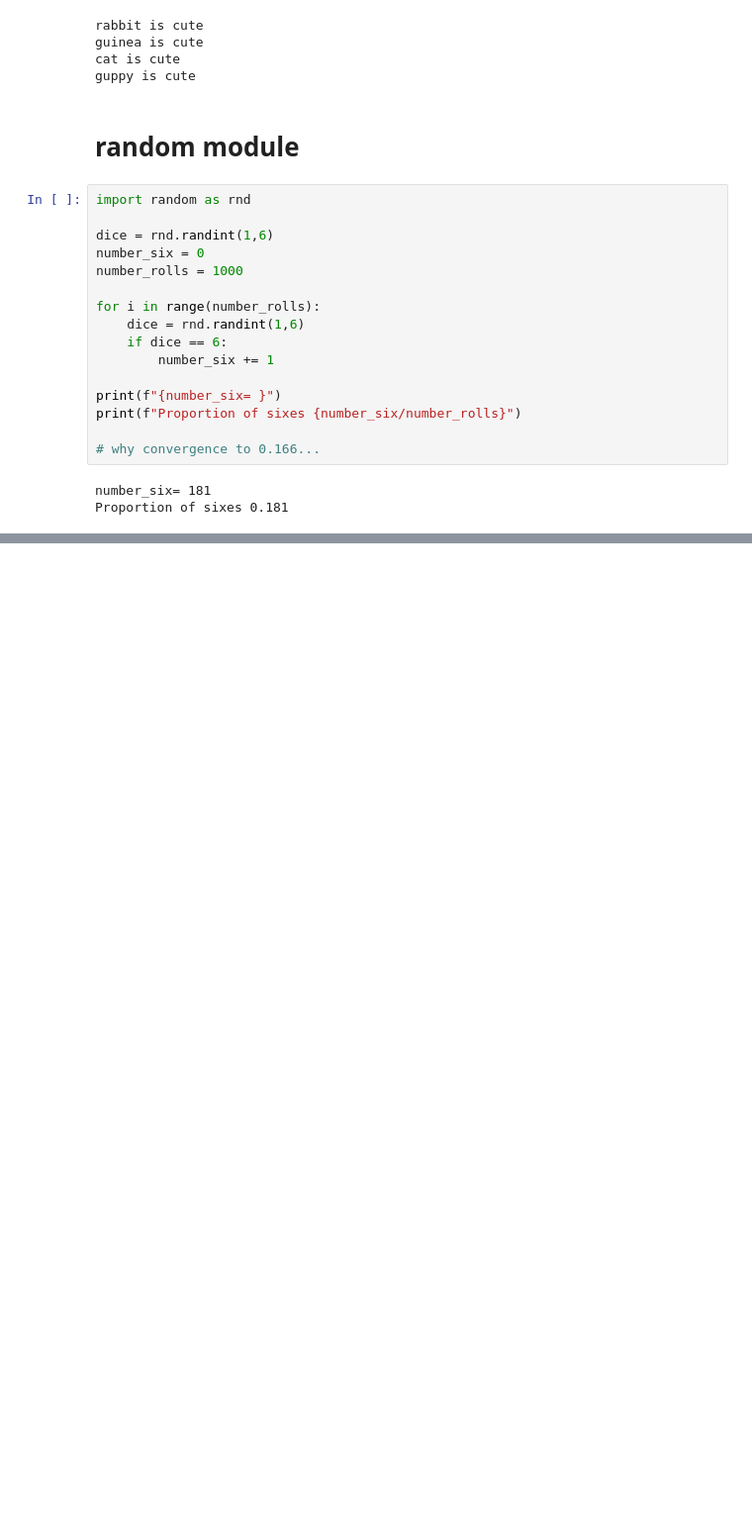
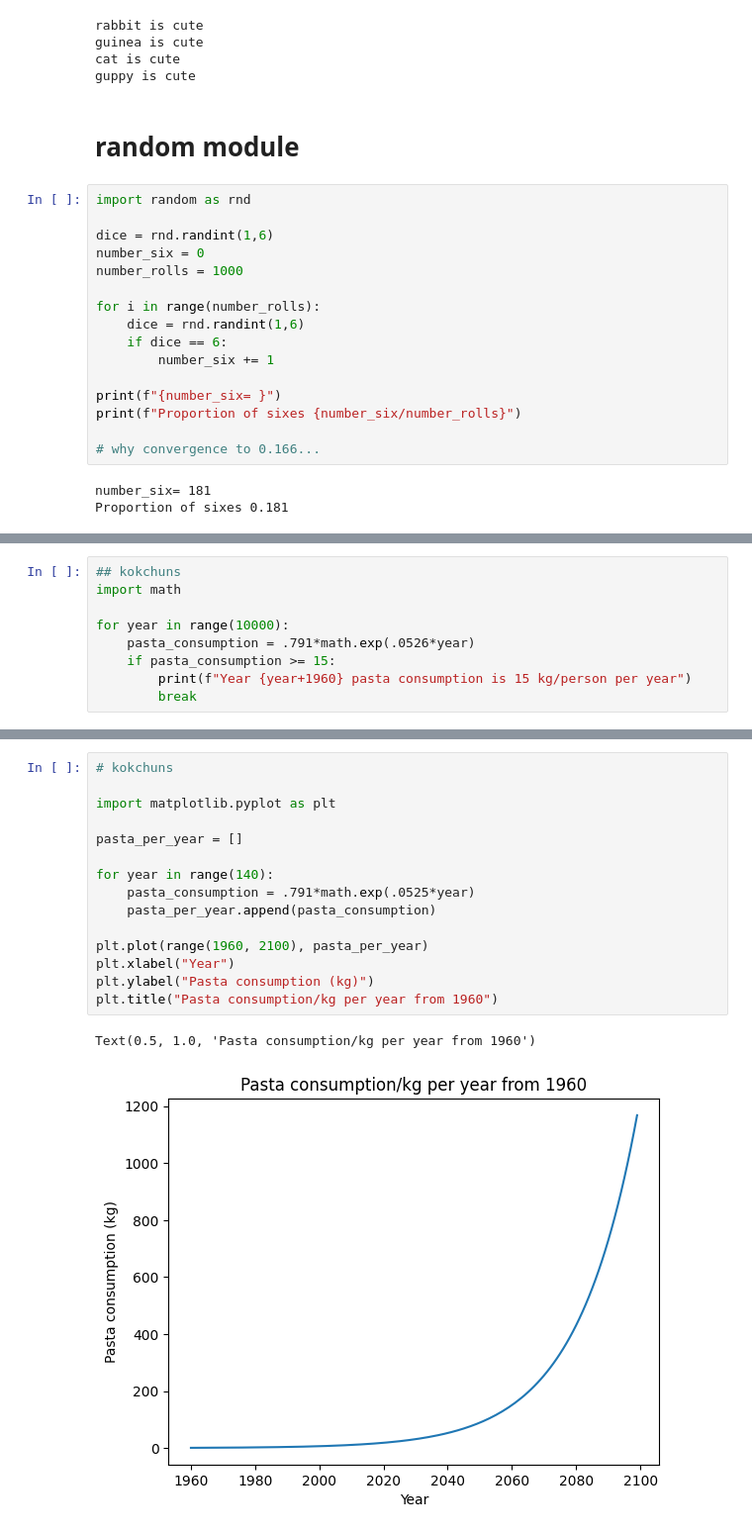
Before and after one commit to jvesand/python-johan-sandberg, a Jupyter notebook: Code-alongs/L3-for-statements.ipynb, the cells around one changed output, grey strips where cells are left out. Shown at 99% size. Saved outputs shown, nothing was run; the diff lists cells and outputs as text; blank space fills up the shorter version.

Commit message:
pasta national test

```diff
--- a/Code-alongs/L3-for-statements.ipynb
+++ b/Code-alongs/L3-for-statements.ipynb
@@ -66,0 +84,9 @@ Proportion of sixes 0.181
+# %%
+## kokchuns
+import math
+
+for year in range(10000):
+    pasta_consumption = .791*math.exp(.0526*year)
+    if pasta_consumption >= 15:
+        print(f"Year {year+1960} pasta consumption is 15 kg/person per year")
+        break
@@ -66,0 +111,18 @@ Proportion of sixes 0.181
+# %%
+# kokchuns
+
+import matplotlib.pyplot as plt
+
+pasta_per_year = []
+
+for year in range(140):
+    pasta_consumption = .791*math.exp(.0525*year)
+    pasta_per_year.append(pasta_consumption)
+
+plt.plot(range(1960, 2100), pasta_per_year)
+plt.xlabel("Year")
+plt.ylabel("Pasta consumption (kg)")
+plt.title("Pasta consumption/kg per year from 1960")
+# %% [output]
+Text(0.5, 1.0, 'Pasta consumption/kg per year from 1960')
+[figure, added]
```
Also changed, not shown: parts of 6 cells of this notebook.
